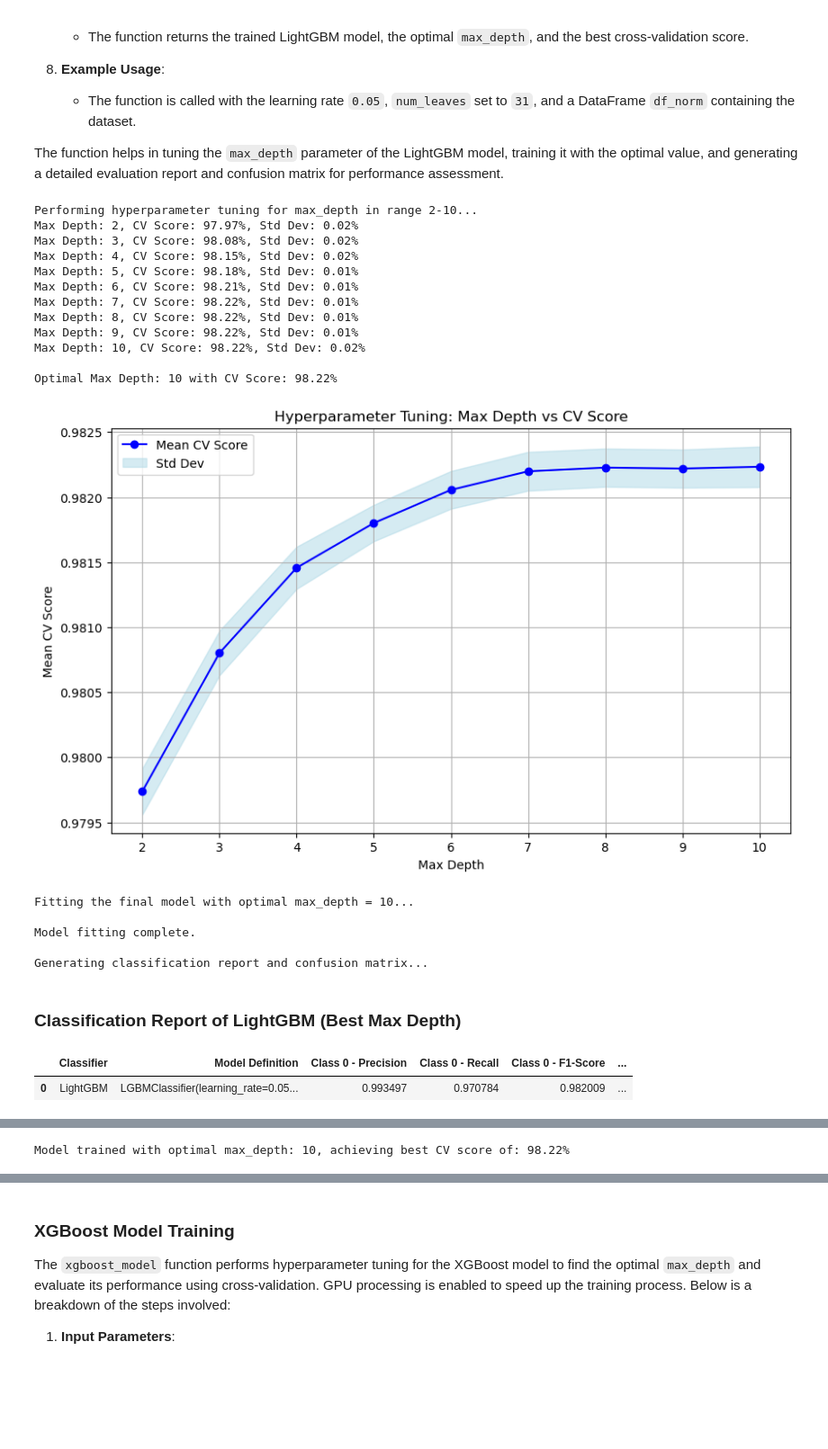
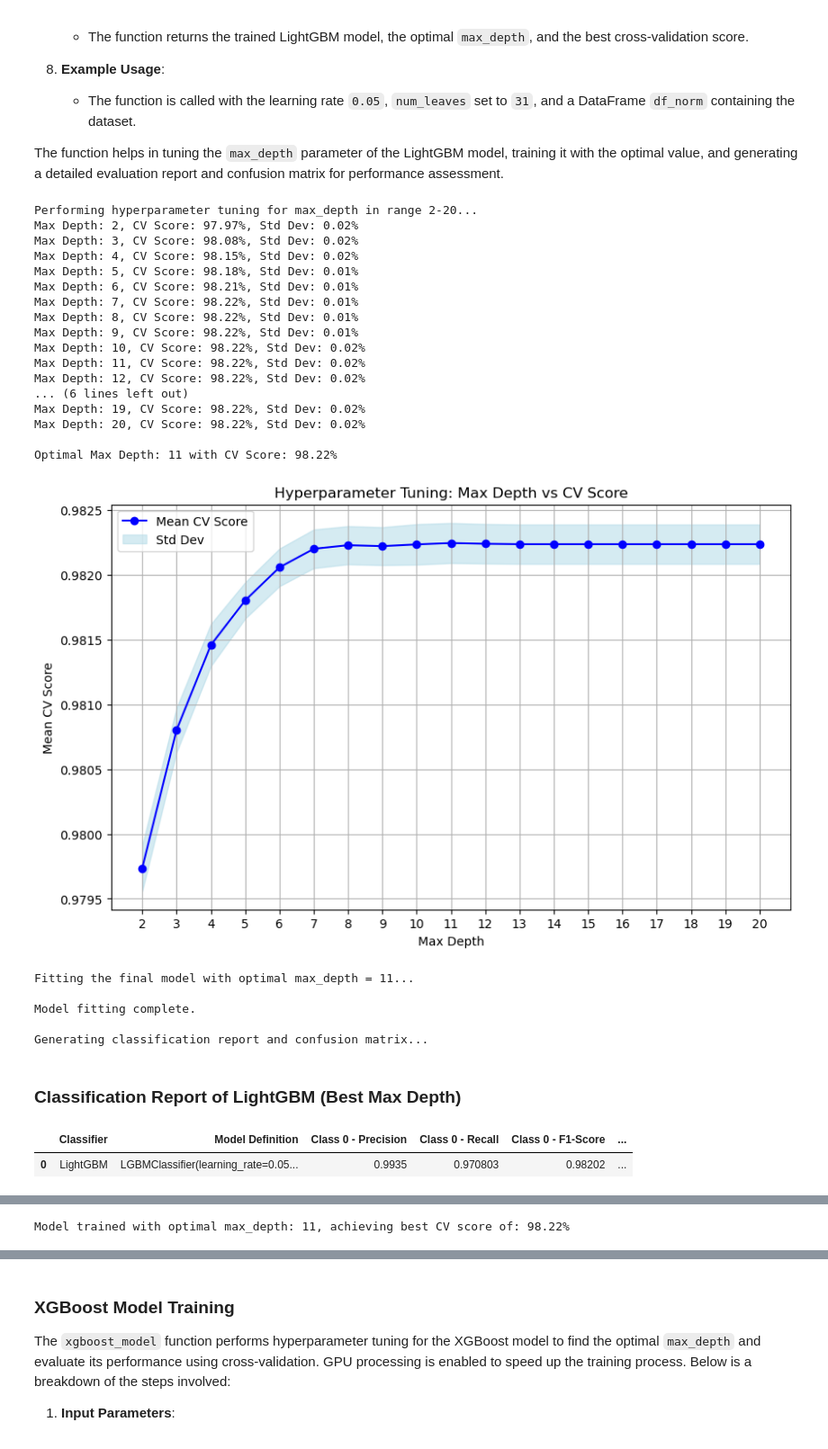
Before and after one commit to GarterPoom/GISTDA-Wildfire-Extraction, a Jupyter notebook: Model_Train.ipynb, the cells around one changed output, grey strips where cells are left out. Shown at 90% size. Cells and saved outputs as stored; diff of their text form; code cells hidden in the pictures; blank space fills up the shorter version.

```diff
--- a/Model_Train.ipynb
+++ b/Model_Train.ipynb
@@ -383,7 +383,7 @@ scaler = MinMaxScaler()
 scaler.fit(downsampled_df)
 
 # Save the scaler
-scaler_save_path = r'Export Model'
+scaler_save_path = r'Export_Model'
 save_path = os.path.join(scaler_save_path, 'MinMax_Scaler.pkl')
 os.makedirs(os.path.dirname(save_path), exist_ok=True)
 with open(save_path, 'wb') as f:
@@ -460,11 +460,11 @@ def light_gbm(lgbm_learning_rate, num_leaves, df_norm):
     X = df_norm.drop(columns=['Burn_Label'])
     Y = df_norm['Burn_Label']
 
-    max_depth_range = range(2, 11)  # Range of max_depth to test (2 to 10)
+    max_depth_range = range(2, 21)  # Range of max_depth to test (2 to 20)
     cv_scores = []  # Store mean cross-validation scores
     cv_std_devs = []  # Store standard deviation of cross-validation scores
 
-    print("Performing hyperparameter tuning for max_depth in range 2-10...")
+    print("Performing hyperparameter tuning for max_depth in range 2-20...")
 
     for max_depth in max_depth_range:
         params = {
@@ -555,46 +555,51 @@ def light_gbm(lgbm_learning_rate, num_leaves, df_norm):
     lgbm_result_df = pd.DataFrame(lgbm_result)
 
     display(Markdown("### Classification Report of LightGBM (Best Max Depth)"))
     display(lgbm_result_df)
 
     # Plot Confusion Matrix
     plt.figure(figsize=(6, 4))
     sns.heatmap(cm, annot=True, fmt='d', cmap='Blues', cbar=False)
     plt.title('Confusion Matrix - LightGBM (Best Max Depth)')
     plt.xlabel('Predicted')
     plt.ylabel('True')
     plt.show()
 
     return lgbm_model, optimal_max_depth, best_cv_score
 
 # Call the function with the parameters and your DataFrame
 lgbm_model, optimal_max_depth, best_cv_score = light_gbm(0.05, 31, df_norm)
 
 print(f"Model trained with optimal max_depth: {optimal_max_depth}, achieving best CV score of: {round(best_cv_score * 100, 2)}%")
 # %% [output]
-Performing hyperparameter tuning for max_depth in range 2-10...
+Performing hyperparameter tuning for max_depth in range 2-20...
 Max Depth: 2, CV Score: 97.97%, Std Dev: 0.02%
 Max Depth: 3, CV Score: 98.08%, Std Dev: 0.02%
 Max Depth: 4, CV Score: 98.15%, Std Dev: 0.02%
 Max Depth: 5, CV Score: 98.18%, Std Dev: 0.01%
 Max Depth: 6, CV Score: 98.21%, Std Dev: 0.01%
 Max Depth: 7, CV Score: 98.22%, Std Dev: 0.01%
 Max Depth: 8, CV Score: 98.22%, Std Dev: 0.01%
 Max Depth: 9, CV Score: 98.22%, Std Dev: 0.01%
 Max Depth: 10, CV Score: 98.22%, Std Dev: 0.02%
+Max Depth: 11, CV Score: 98.22%, Std Dev: 0.02%
+Max Depth: 12, CV Score: 98.22%, Std Dev: 0.02%
+... (6 lines left out)
+Max Depth: 19, CV Score: 98.22%, Std Dev: 0.02%
+Max Depth: 20, CV Score: 98.22%, Std Dev: 0.02%
 
-Optimal Max Depth: 10 with CV Score: 98.22%
+Optimal Max Depth: 11 with CV Score: 98.22%
-[figure, old version]
+[figure, new version]
-Fitting the final model with optimal max_depth = 10...
+Fitting the final model with optimal max_depth = 11...
 
 Model fitting complete.
 
 Generating classification report and confusion matrix...
 ### Classification Report of LightGBM (Best Max Depth)
 |  | Classifier | Model Definition | Class 0 - Precision | Class 0 - Recall | Class 0 - F1-Score | ... |
-| 0 | LightGBM | LGBMClassifier(learning_rate=0.05... | 0.993497 | 0.970784 | 0.982009 | ... |
+| 0 | LightGBM | LGBMClassifier(learning_rate=0.05... | 0.9935 | 0.970803 | 0.98202 | ... |
 [figure]
-Model trained with optimal max_depth: 10, achieving best CV score of: 98.22%
+Model trained with optimal max_depth: 11, achieving best CV score of: 98.22%
 # %% [markdown]
 ### Export LightGBM Model as pickle
 
```
Also changed, not shown: parts of 5 cells of this notebook, 10 other files.
